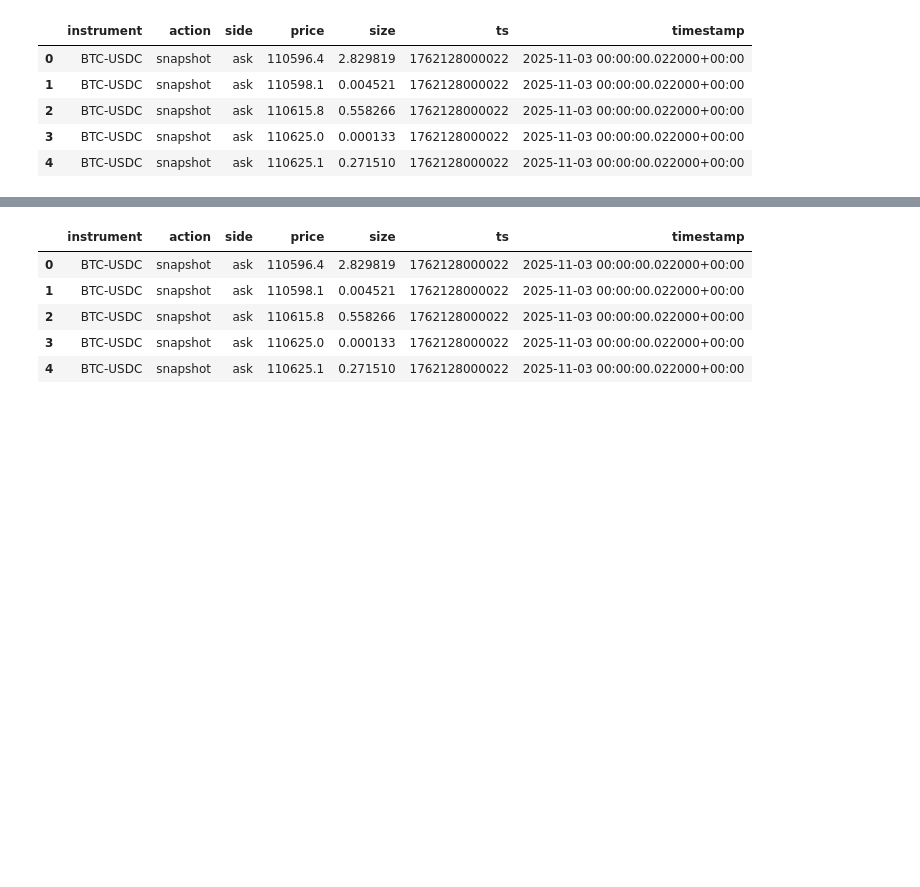
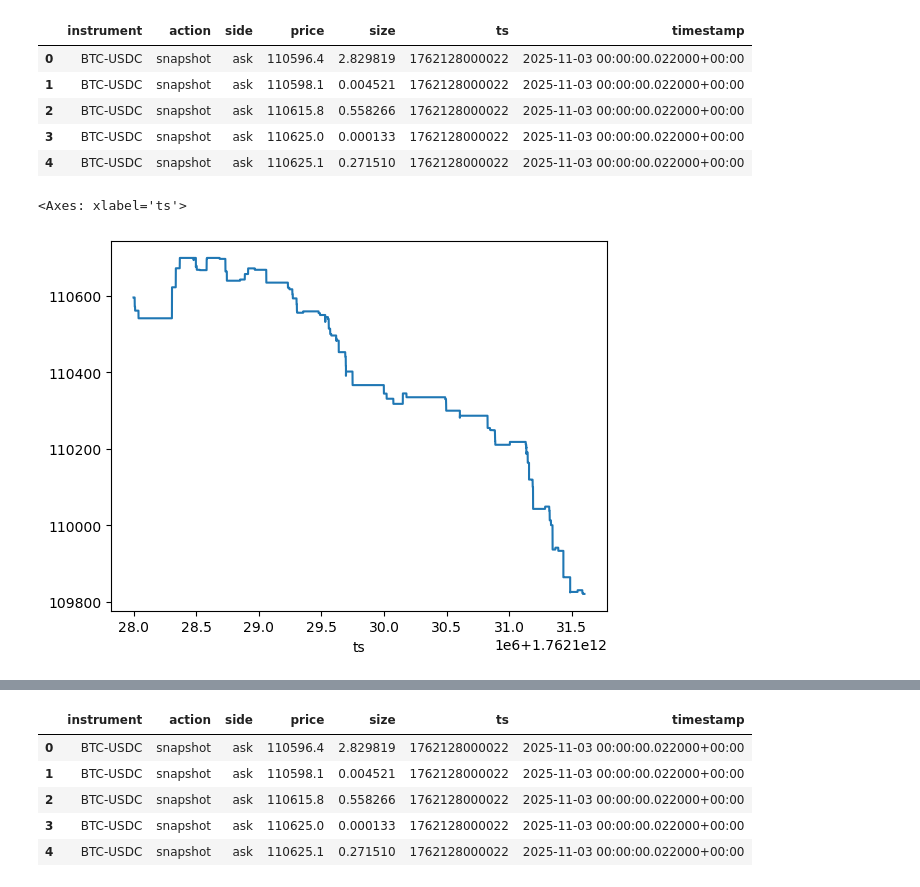
Before and after one commit to jinczing/okx-lob-da, a Jupyter notebook: lab-okx-profile.ipynb, the cells around one changed output, grey strips where cells are left out. Cells and saved outputs as stored; diff of their text form; code cells hidden in the pictures; blank space fills up the shorter version.

Commit message:
book and bbo

```diff
--- a/lab-okx-profile.ipynb
+++ b/lab-okx-profile.ipynb
@@ -139,3 +24,5 @@ Name: price, Length: 18089, dtype: int64
+# %%
+orderbook_df = orderbook_df[orderbook_df.timestamp <= "2025-11-03 01:00:00.045000+00:00"]
 # %%
 orderbook_df.columns
 # %% [output]
@@ -237,3 +99,5 @@ rebuilt_snapshots.head()
 | 2 | BTC-USDC | snapshot | ask | 110615.8 | 0.558266 | 1762128000022 | 2025-11-03 00:00:00.022000+00:00 |
 | 3 | BTC-USDC | snapshot | ask | 110625.0 | 0.000133 | 1762128000022 | 2025-11-03 00:00:00.022000+00:00 |
 | 4 | BTC-USDC | snapshot | ask | 110625.1 | 0.271510 | 1762128000022 | 2025-11-03 00:00:00.022000+00:00 |
+# %%
+books = rebuilt_snapshots.sort_values(by=["ts", "price"], ascending=[True, False]).reset_index(drop=True)
@@ -239,0 +106,2 @@ rebuilt_snapshots.head()
+# %%
+best = books.groupby('ts').apply(lambda rs: rs.iloc[[49, 50], :])
@@ -239,0 +110,7 @@ rebuilt_snapshots.head()
+# %%
+m = best.groupby(level=0).price.mean()
+# %%
+m.plot()
+# %% [output]
+<Axes: xlabel='ts'>
+[figure, added]
```
Also changed, not shown: parts of 28 cells of this notebook.
